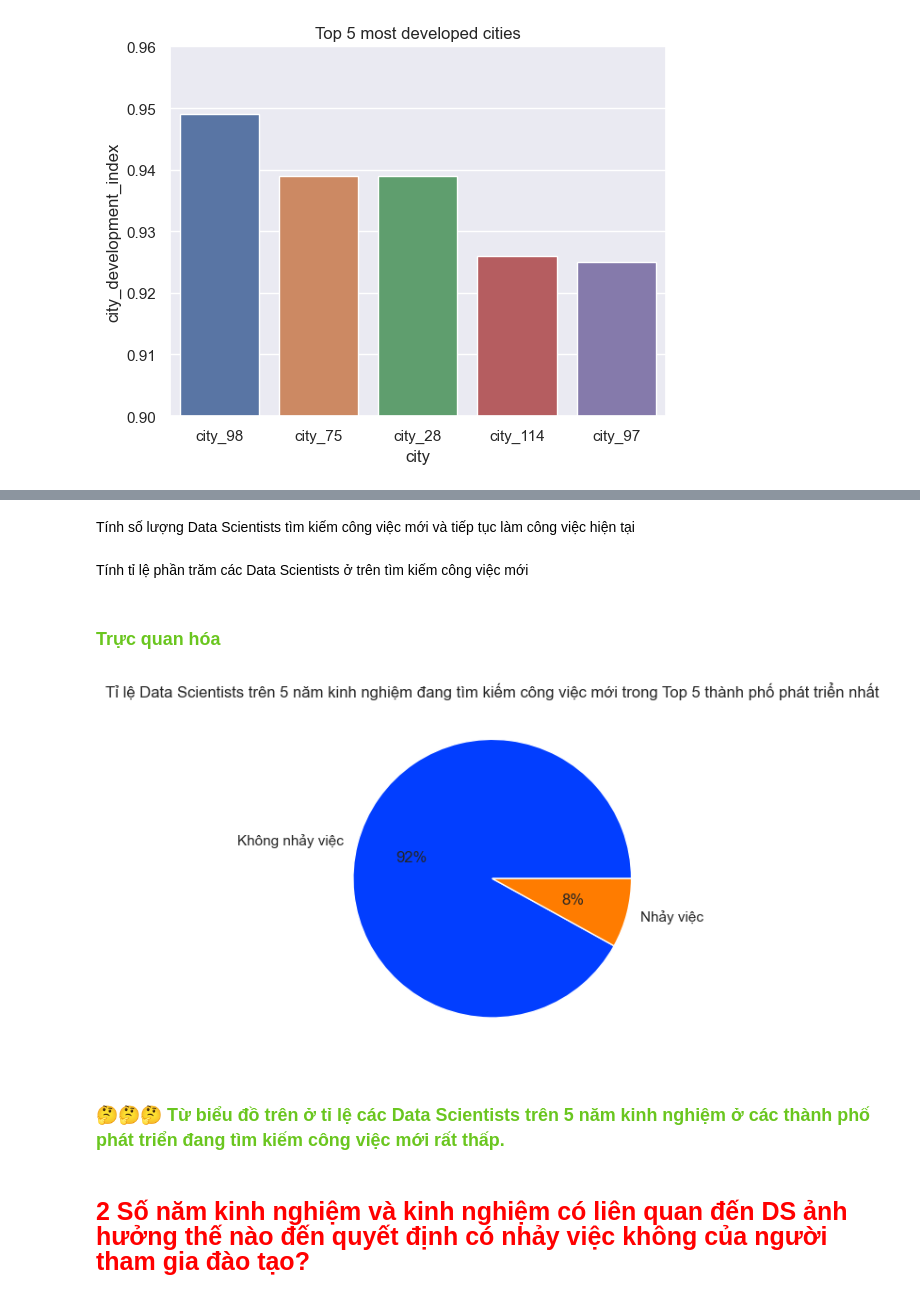
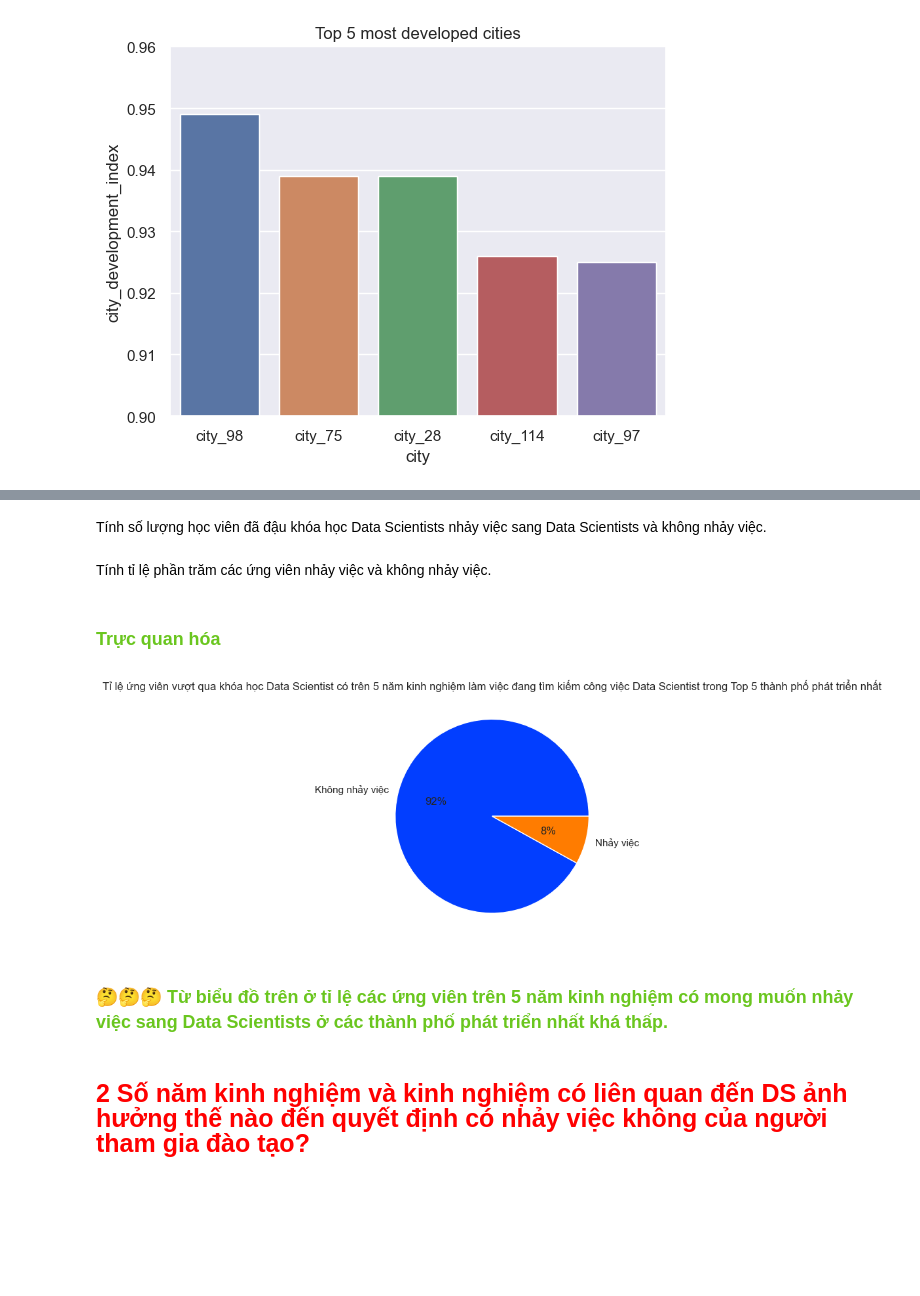
Before and after one commit to tuandat-github/P4DS-FInal-Project, a Jupyter notebook: Final Project P4DS.ipynb, the cells around one changed output, grey strips where cells are left out. Cells and saved outputs as stored; diff of their text form; code cells hidden in the pictures; blank space fills up the shorter version.

```diff
--- a/Final Project P4DS.ipynb
+++ b/Final Project P4DS.ipynb
@@ -324,9 +324,9 @@ DS_developed_city = df[(df["city"].isin(top_5_city)) & (df['experience']>(5,))]
 # %% [markdown]
-Tính số lượng Data Scientists tìm kiếm công việc mới và tiếp tục làm công việc hiện tại
+Tính số lượng học viên đã đậu khóa học Data Scientists nhảy việc sang Data Scientists và không nhảy việc.
 # %%
 ds_target = DS_developed_city.groupby("target").size()
 # %% [markdown]
-Tính tỉ lệ phần trăm các Data Scientists ở trên tìm kiếm công việc mới
+Tính tỉ lệ phần trăm các ứng viên nhảy việc và không nhảy việc.
 # %%
 percentage_ds_target = ds_target / len(DS_developed_city) * 100
 percentage_ds_target = percentage_ds_target.rename({0: "Không nhảy việc", 1:"Nhảy việc"})
@@ -335,12 +335,12 @@ percentage_ds_target = percentage_ds_target.rename({0: "Không nhảy việc", 1
 # %%
 palette_color = sns.color_palette('bright')
 labels = percentage_ds_target.index
 plt.pie(percentage_ds_target,labels=labels, colors=palette_color, autopct='%.0f%%')
-plt.title("Tỉ lệ Data Scientists trên 5 năm kinh nghiệm đang tìm kiếm công việc mới trong Top 5 thành phố phát triển nhất");
+plt.title("Tỉ lệ ứng viên vượt qua khóa học Data Scientist có trên 5 năm kinh nghiệm làm việc đang tìm kiếm công việc Data Scientist trong Top 5 thành phố phát triển nhất");
 # %% [output]
-[figure, old version]
+[figure, new version]
 # %% [markdown]
-<h3 style='color:#6ac61f; line-height: 1.5;'>🤔🤔🤔 Từ biểu đồ trên ở tỉ lệ các Data Scientists trên 5 năm kinh nghiệm ở các thành phố phát triển đang tìm kiếm công việc mới rất thấp.
+<h3 style='color:#6ac61f; line-height: 1.5;'>🤔🤔🤔 Từ biểu đồ trên ở tỉ lệ các ứng viên trên 5 năm kinh nghiệm có mong muốn nhảy việc sang Data Scientists ở các thành phố phát triển nhất khá thấp.
 </h3>
 # %% [markdown]
 <h3 style='color:red; font-size:25px'> 2 Số năm kinh nghiệm và kinh nghiệm có liên quan đến DS ảnh hưởng thế nào đến quyết định có nhảy việc không của người tham gia đào tạo? </h3>
```
Also changed, not shown: parts of 6 cells of this notebook.
